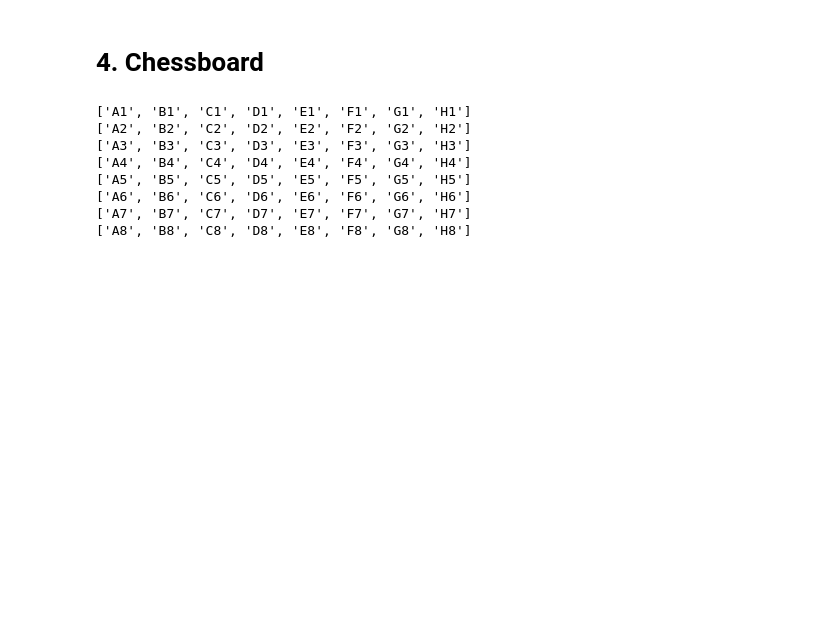
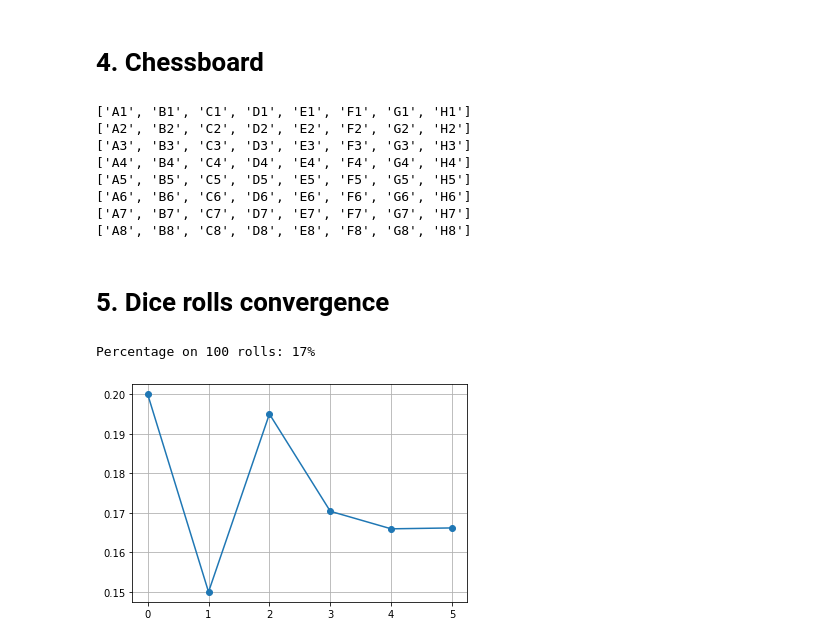
Before and after one commit to LukasKallstrom/python-programmering-LukasKallstrom, a Jupyter notebook: Exercises/Excercise04_list.ipynb, the cells around one changed output. Cells and saved outputs as stored; diff of their text form; code cells hidden in the pictures; blank space fills up the shorter version.

Commit message:
excercise 4, list

```diff
--- a/Exercises/Excercise04_list.ipynb
+++ b/Exercises/Excercise04_list.ipynb
@@ -70,3 +70,40 @@ for row in chess_list:
 ['A6', 'B6', 'C6', 'D6', 'E6', 'F6', 'G6', 'H6']
 ['A7', 'B7', 'C7', 'D7', 'E7', 'F7', 'G7', 'H7']
 ['A8', 'B8', 'C8', 'D8', 'E8', 'F8', 'G8', 'H8']
+# %% [markdown]
+# 5. Dice rolls convergence
+# %%
+import random as rnd
+import matplotlib.pyplot as plt
+
+dice_rolls = [ ]
+conv_list = [ ]
+sixes = 0
+stop = 1
+
+for i in range(100):
+    dice_rolls.append(rnd.randint(1,6))
+    if dice_rolls[i] == 6:
+        sixes += 1
+print(f"Percentage on 100 rolls: {100*sixes/100:.0f}%")
+
+dice_rolls = []
+
+for i in range(6):
+    sixes = 0
+    stop *= 10
+
+    for j in range(stop):
+        dice_rolls.append(rnd.randint(1,6))
+        if dice_rolls[j] == 6:
+            sixes+=1
+    conv_list.append(sixes/stop)
+
+conv_list
+
+plt.plot(conv_list, "o-")
+plt.grid()
+plt.show()
+# %% [output]
+Percentage on 100 rolls: 17%
+[figure, added]
```
